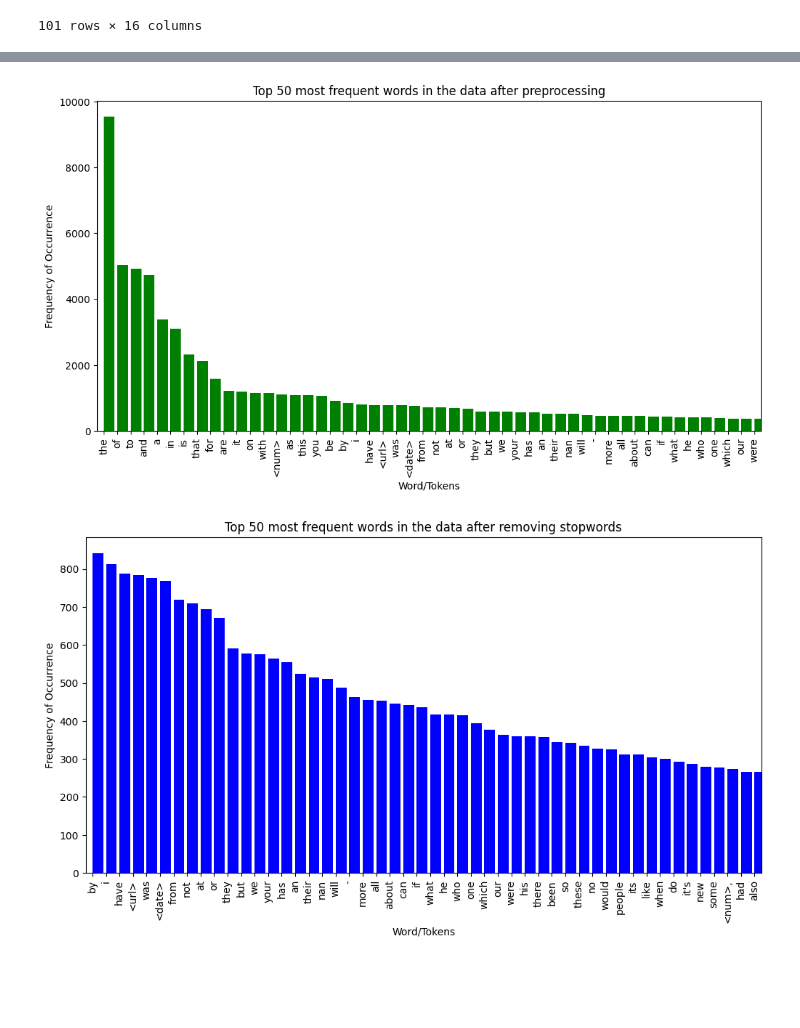
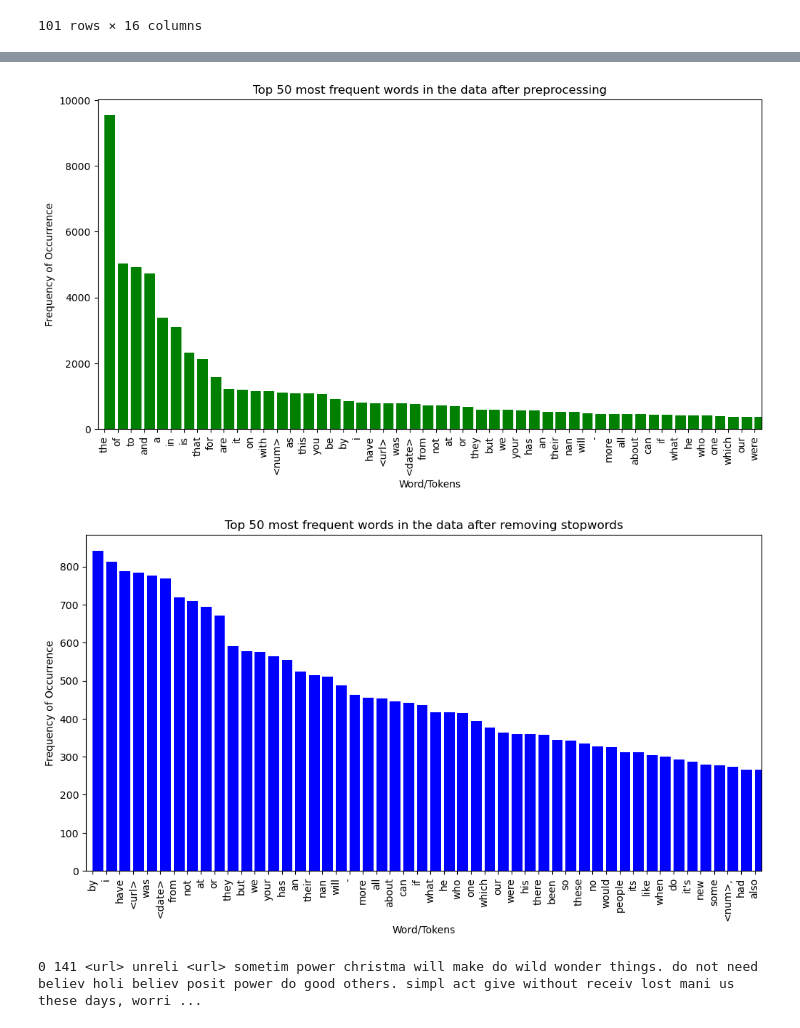
Before and after one commit to twentytwentycph/dataScienceEksamen, a Jupyter notebook: Task_1.ipynb, the cells around one changed output, grey strips where cells are left out. Drawn from its saved outputs; the diff is of its cells as text; code cells hidden in the pictures; blank space fills up the shorter version.

```diff
--- a/Task_1.ipynb
+++ b/Task_1.ipynb
@@ -125,14 +125,14 @@ def removeStopwords(stopwords, df):
     return df_WIP
 nostopword_df = removeStopwords(topstopword_list + botstopword_list, postDf) # Read the data without stopwords into a DataFrame
 
-nostopword_list = list(nostopword_df.apply(lambda x: ' '.join(x.dropna().astype(str)), axis=1).values)
-
-ps = PorterStemmer()
-
-for text in nostopword_list:
-    words = text.split()
-    stemmed_words = [ps.stem(word) for word in words]
-    print(" ".join(stemmed_words))
+def stemmer(df):
+    df_list = list(df.apply(lambda x: ' '.join(x.dropna().astype(str)), axis=1).values)
+    ps = PorterStemmer()
+    for text in df_list:
+        words = text.split()
+        stemmed_words = [ps.stem(word) for word in words]
+        return (' '.join(stemmed_words))
+stemmed_df = stemmer(nostopword_df)
 
 # A function to plot the top 50 most frequent words
 def plot(words, title, colors, max_words):
@@ -161,7 +161,7 @@ print('Unique words after removing stopwords: ', word_info(nostopword_df, 'ints'
 print('')
 print('Reduction in size of vocabulary: ', (word_info(postDf, 'ints')) - (word_info(nostopword_df, 'ints')))
 print('Reduction %: ', round(((word_info(postDf, 'ints')) - (word_info(nostopword_df, 'ints')))/word_info(postDf, 'ints')*100, 5), '%')
-print('')
+
 
 ### Plots ###
 plot(word_info(preDf, 'words'), 'Top 50 most frequent words in the data before preprocessing', 'red', 50)
@@ -189,2 +180,6 @@ plot(word_info(nostopword_df, 'words'), 'Top 50 most frequent words in the data
-[figure, old version]
+[figure, new version]
-[figure, old version]
+[figure, new version]
+# %%
+print(stemmer(nostopword_df))
+# %% [output]
+0 141 <url> unreli <url> sometim power christma will make do wild wonder things. do not need believ holi believ posit power do good others. simpl act give without receiv lost mani us these days, worri ...
```
Also changed, not shown: parts of 1 cell of this notebook.
